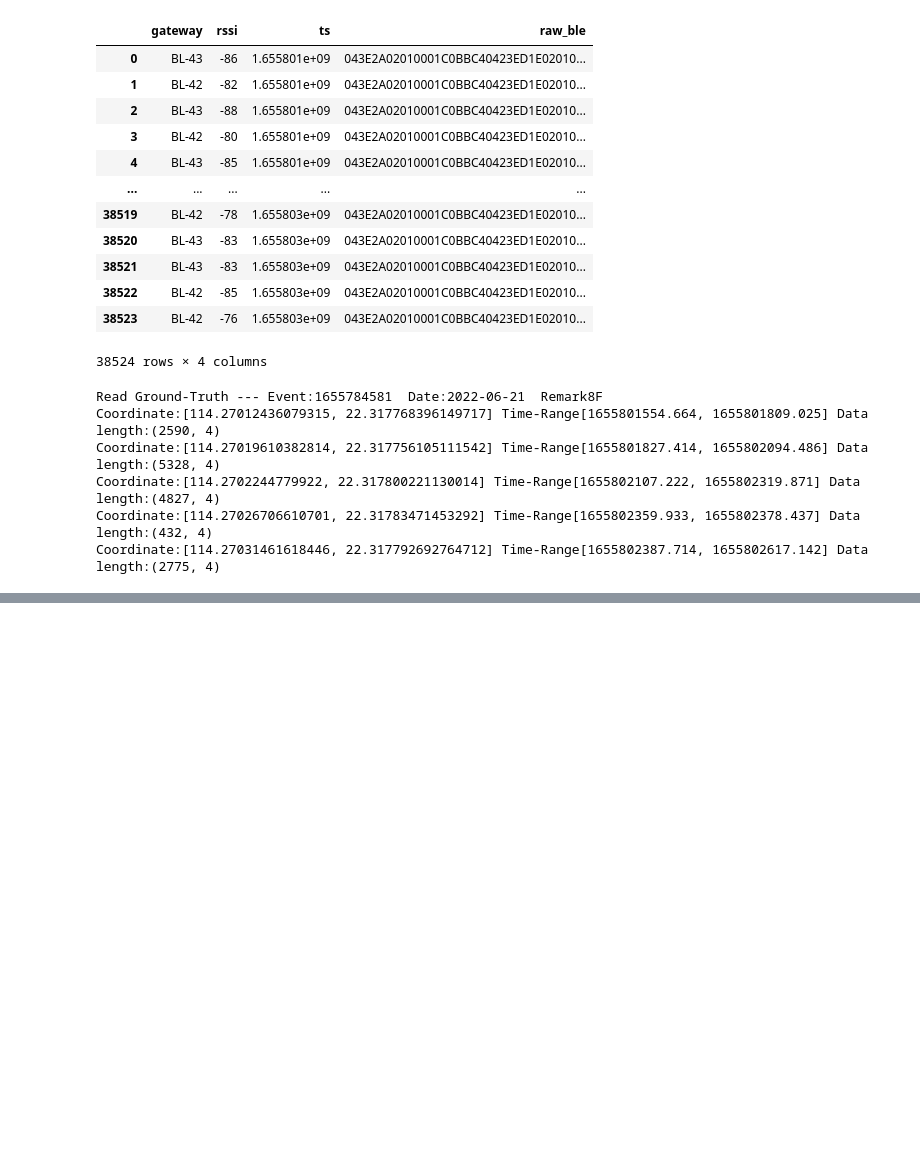
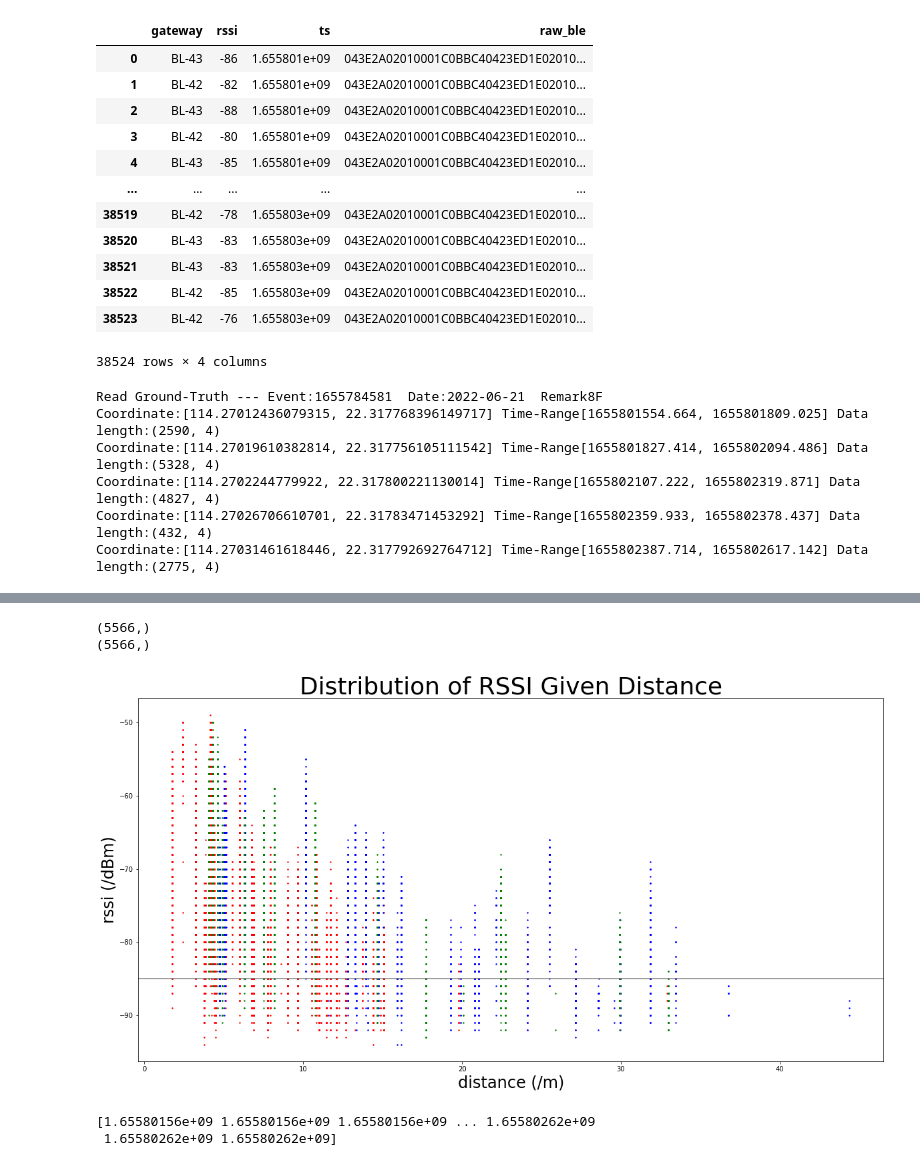
Before and after one commit to mmusic/tkoh-data_analysis, a Jupyter notebook: main.ipynb, the cells around one changed output, grey strips where cells are left out. Drawn from its saved outputs; the diff is of its cells as text; code cells hidden in the pictures; blank space fills up the shorter version.

```diff
--- a/main.ipynb
+++ b/main.ipynb
@@ -66,0 +152,27 @@ Coordinate:[114.27031461618446, 22.317792692764712] Time-Range[1655802387.714, 1
+# %%
+def np_dist(a1, a2):
+    return np.sqrt((a1[0]-a2[0])**2 + (a1[1]-a2[1])**2)
+
+data_8F = pd.DataFrame(columns=['bID', 'rssi', 0, 1])
+for idx in range(len(gt_ct_8F)):
+    new_data = data_beacon[(data_beacon.ts >= gt_ct_8F[idx][0]) & (data_beacon.ts < gt_ct_8F[idx][1]) & data_beacon.bID.isin(beacon_loc_8F.index)][['bID', 'rssi']]
+    new_data[0] = gt_cp_8F[idx][0]
+    new_data[1] = gt_cp_8F[idx][1]
+    data_8F = pd.concat((data_8F, new_data))
+data_8F['dist'] = np.sqrt(((beacon_loc_8F.loc[data_8F.bID].set_index(data_8F.index)[0] - data_8F[0])**2 + (beacon_loc_8F.loc[data_8F.bID].set_index(data_8F.index)[1] - data_8F[1])**2).astype('float'))
+#data_8F = pd.concat(data_beacon[(data_beacon.ts >= interval[0]) & (data_beacon.ts < interval[1]) & data_beacon.bID.isin(beacon_loc_8F.index)] for interval in gt_ct_8F)
+data_LG = pd.DataFrame(columns=['bID', 'rssi', 0, 1])
+for idx in range(len(gt_ct_LG)):
+    new_data = data_beacon[(data_beacon.ts >= gt_ct_LG[idx][0]) & (data_beacon.ts < gt_ct_LG[idx][1]) & data_beacon.bID.isin(beacon_loc_LG.index)][['bID', 'rssi']]
+    new_data[0] = gt_cp_LG[idx][0]
+    new_data[1] = gt_cp_LG[idx][1]
+    data_LG = pd.concat((data_LG, new_data))
+data_LG['dist'] = np.sqrt(((beacon_loc_LG.loc[data_LG.bID].set_index(data_LG.index)[0] - data_LG[0])**2 + (beacon_loc_LG.loc[data_LG.bID].set_index(data_LG.index)[1] - data_LG[1])**2).astype('float'))
+data_G = pd.DataFrame(columns=['bID', 'rssi', 0, 1])
+for idx in range(len(gt_ct_G)):
+    new_data = data_beacon[(data_beacon.ts >= gt_ct_G[idx][0]) & (data_beacon.ts < gt_ct_G[idx][1]) & data_beacon.bID.isin(beacon_loc_G.index)][['bID', 'rssi']]
+    new_data[0] = gt_cp_G[idx][0]
+    new_data[1] = gt_cp_G[idx][1]
+    data_G = pd.concat((data_G, new_data))
+data_G['dist'] = np.sqrt(((beacon_loc_G.loc[data_G.bID].set_index(data_G.index)[0] - data_G[0])**2 + (beacon_loc_G.loc[data_G.bID].set_index(data_G.index)[1] - data_G[1])**2).astype('float'))
+data_G
@@ -66,0 +193,29 @@ Coordinate:[114.27031461618446, 22.317792692764712] Time-Range[1655802387.714, 1
+# %%
+data_G.rssi.values
+data_G.dist.values
+# %% [output]
+(5566,)
+(5566,)
+# %%
+from matplotlib import pyplot as plt
+
+fig, ax = plt.subplots(1,1, figsize=(20,10))
+ax.axis('auto')
+ax.set_title('Distribution of RSSI Given Distance', fontsize=36)
+ax.set_xlabel('distance (/m)', fontsize=24)
+ax.set_ylabel('rssi (/dBm)', fontsize=24)
+ax.scatter(data_8F.dist.values, data_8F.rssi.values, s=2, c='red')
+ax.scatter(data_G.dist.values, data_G.rssi.values, s=2, c='blue')
+ax.scatter(data_LG.dist.values, data_LG.rssi.values, s=2, c='green')
+ax.axhline(y=-85, c='grey')
+plt.savefig('dist_RSSI.png')
+plt.show()
+# %% [output]
+[figure, added]
+# %%
+data_beacon = pd.read_csv('survey/0621/beacon.csv', usecols=[0,1,2])
+data_beacon.columns = ('bID', 'rssi', 'ts')
+data_8F = pd.concat(data_beacon[(data_beacon.ts >= interval[0]) & (data_beacon.ts < interval[1]) & data_beacon.bID.isin(beacon_loc_8F.index)] for interval in gt_ct_8F)
+# %% [output]
+[1.65580156e+09 1.65580156e+09 1.65580156e+09 ... 1.65580262e+09
+ 1.65580262e+09 1.65580262e+09]
```
Also changed, not shown: parts of 2 cells of this notebook, 5 other files.
